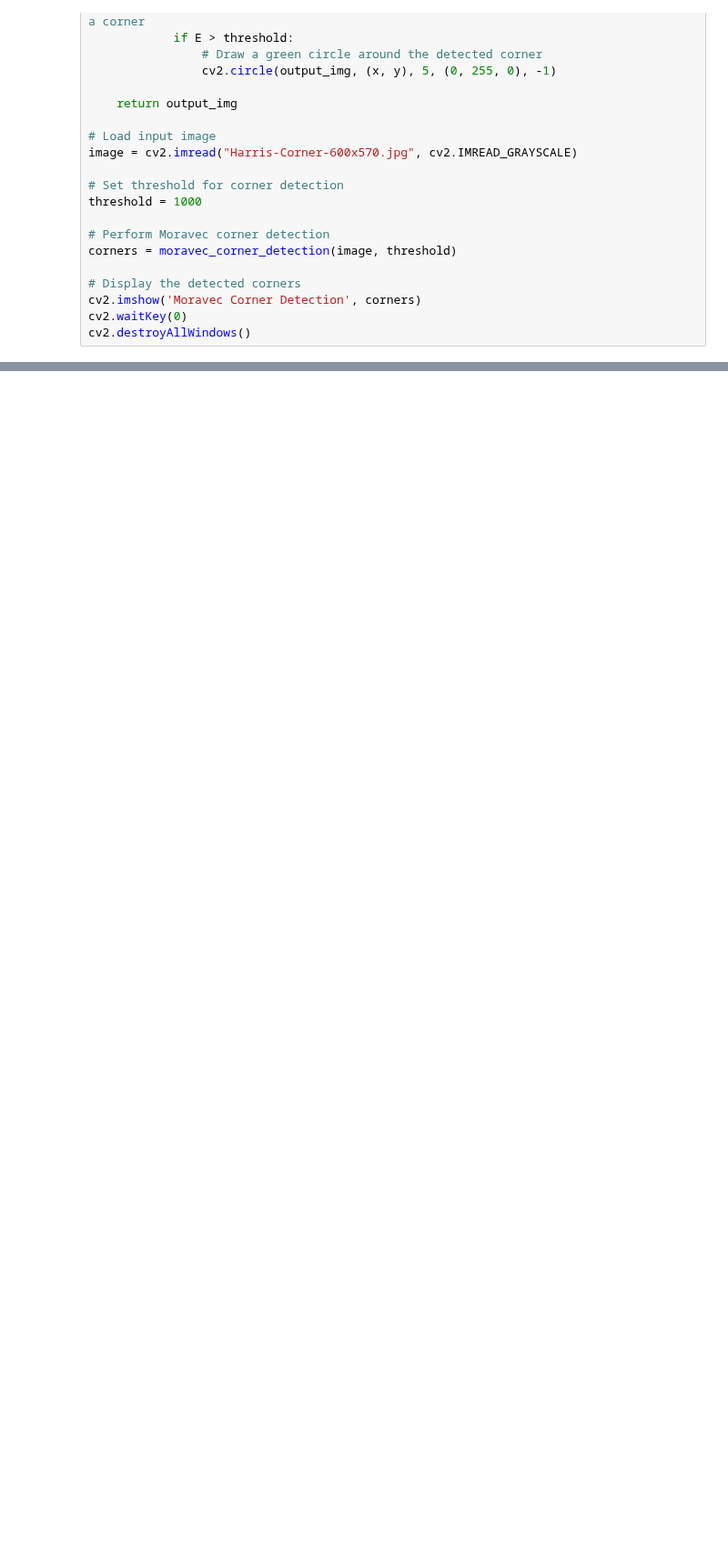
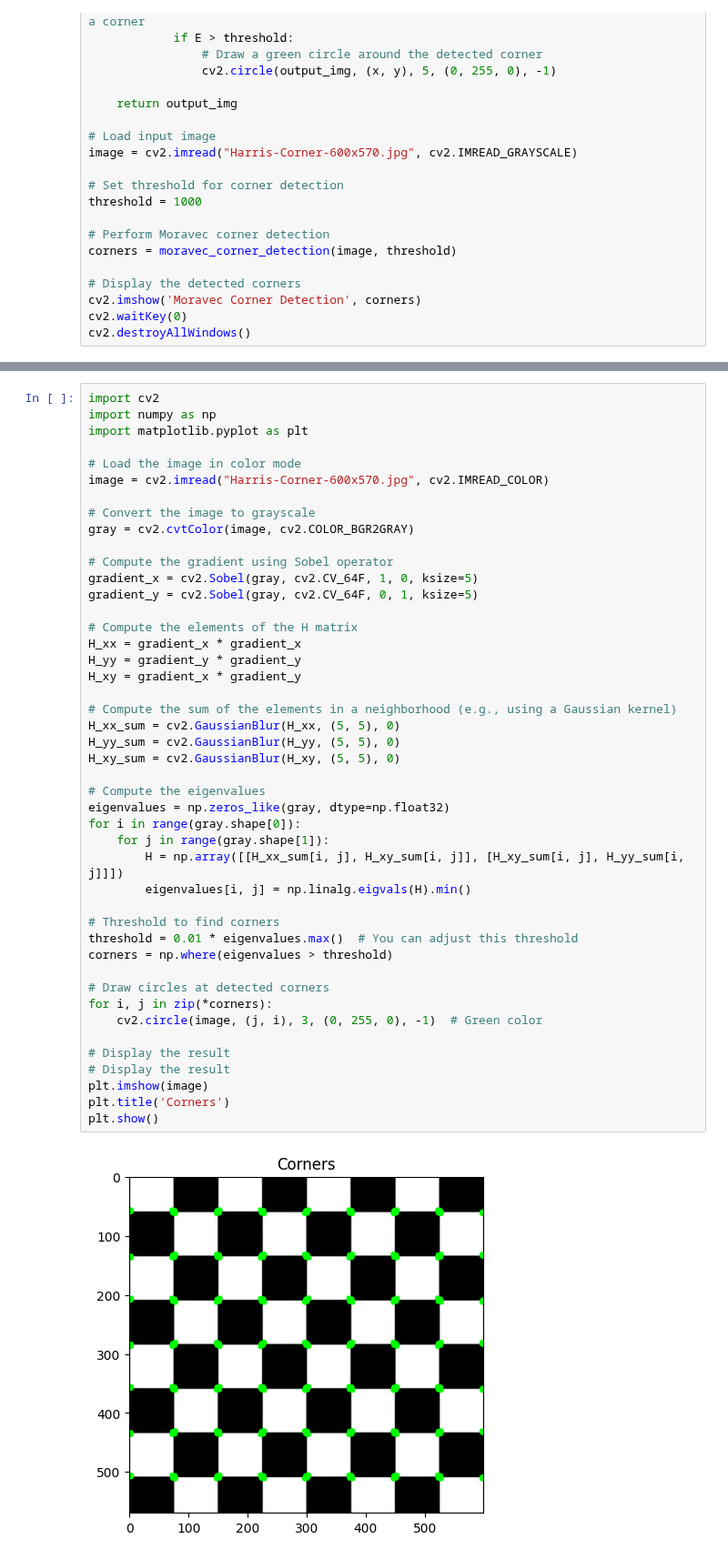
Before and after one commit to Computer-Vision-Spring-2024/exVision-FeatureCraft, a Jupyter notebook: Harris/Moravec(Lambda_Minus).ipynb, the cells around one changed output, grey strips where cells are left out. Shown at 91% size. Drawn from its saved outputs; the diff is of its cells as text; blank space fills up the shorter version.

```diff
--- a/Harris/Moravec(Lambda_Minus).ipynb
+++ b/Harris/Moravec(Lambda_Minus).ipynb
@@ -62,0 +65,47 @@ cv2.destroyAllWindows()
+# %%
+import cv2
+import numpy as np
+import matplotlib.pyplot as plt
+
+# Load the image in color mode
+image = cv2.imread("Harris-Corner-600x570.jpg", cv2.IMREAD_COLOR)
+
+# Convert the image to grayscale
+gray = cv2.cvtColor(image, cv2.COLOR_BGR2GRAY)
+
+# Compute the gradient using Sobel operator
+gradient_x = cv2.Sobel(gray, cv2.CV_64F, 1, 0, ksize=5)
+gradient_y = cv2.Sobel(gray, cv2.CV_64F, 0, 1, ksize=5)
+
+# Compute the elements of the H matrix
+H_xx = gradient_x * gradient_x
+H_yy = gradient_y * gradient_y
+H_xy = gradient_x * gradient_y
+
+# Compute the sum of the elements in a neighborhood (e.g., using a Gaussian kernel)
+H_xx_sum = cv2.GaussianBlur(H_xx, (5, 5), 0)
+H_yy_sum = cv2.GaussianBlur(H_yy, (5, 5), 0)
+H_xy_sum = cv2.GaussianBlur(H_xy, (5, 5), 0)
+
+# Compute the eigenvalues
+eigenvalues = np.zeros_like(gray, dtype=np.float32)
+for i in range(gray.shape[0]):
+    for j in range(gray.shape[1]):
+        H = np.array([[H_xx_sum[i, j], H_xy_sum[i, j]], [H_xy_sum[i, j], H_yy_sum[i, j]]])
+        eigenvalues[i, j] = np.linalg.eigvals(H).min()
+
+# Threshold to find corners
+threshold = 0.01 * eigenvalues.max()  # You can adjust this threshold
+corners = np.where(eigenvalues > threshold)
+
+# Draw circles at detected corners
+for i, j in zip(*corners):
+    cv2.circle(image, (j, i), 3, (0, 255, 0), -1)  # Green color
+
+# Display the result
+# Display the result
+plt.imshow(image)
+plt.title('Corners')
+plt.show()
+# %% [output]
+[figure, added]
```
Also changed, not shown: parts of 6 cells of this notebook, 3 other files.
